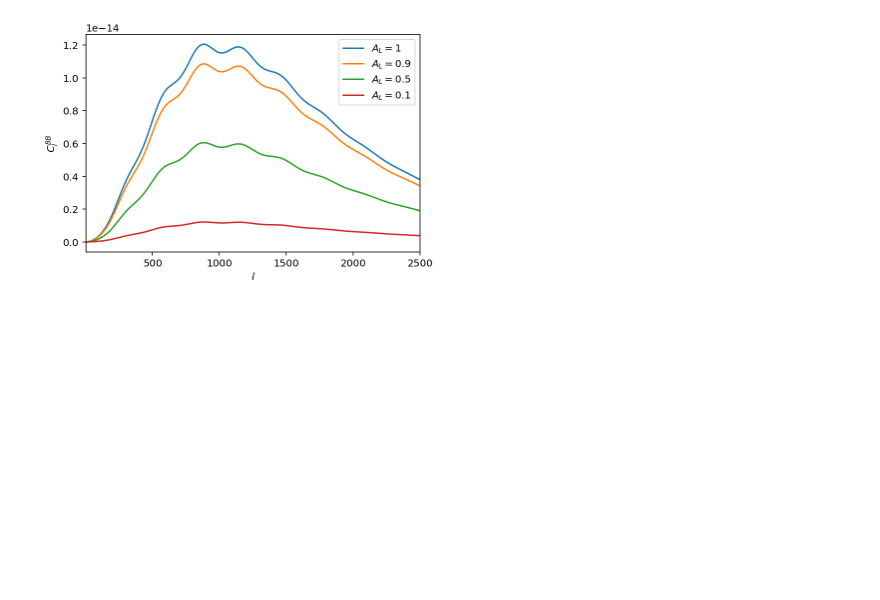
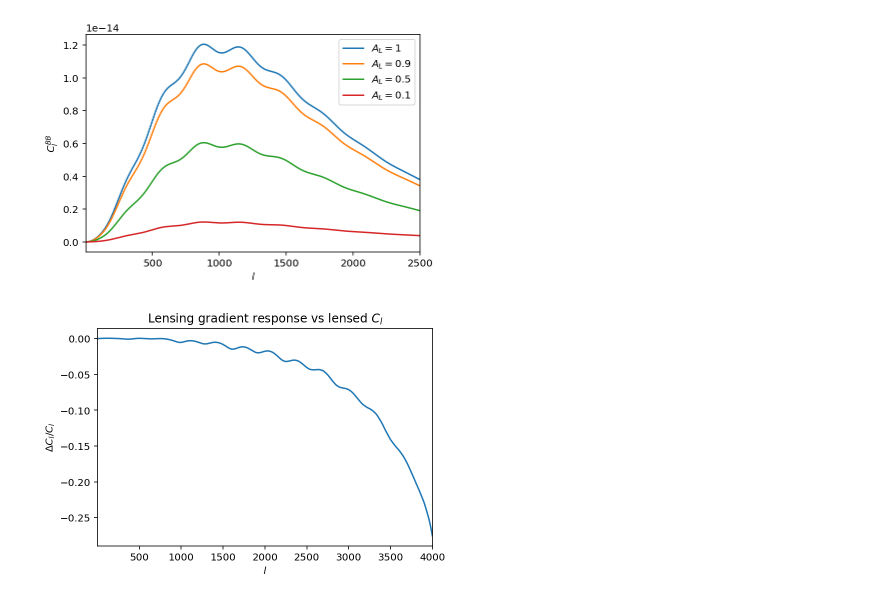
Before and after one commit to cmbant/CAMB, a Jupyter notebook: docs/CAMBdemo.ipynb, the cells around one changed output. Drawn from its saved outputs; the diff is of its cells as text; code cells hidden in the pictures; blank space fills up the shorter version.

Commit message:
add get_lensed_gradiet_cls argumnet for optional custom lensing power spectrum

```diff
--- a/docs/CAMBdemo.ipynb
+++ b/docs/CAMBdemo.ipynb
@@ -1062,3 +1062,17 @@ plt.xlim([2,2500])
 plt.legend();
 # %% [output]
 [figure]
+# %%
+# For CMB lensing reconstruction, the non-perturbative response functions depend on the
+# `gradient' C_l, which can be calculated in the flat sky approximation using CAMB
+# On large scales similar to lensed CMB spectrum, but important difference esp for TT on small scales
+# see arXiv:1906.08760, 1101.2234
+c_lensed = results.get_lensed_scalar_cls()
+c_lens_response = results.get_lensed_gradient_cls()
+plt.plot(np.arange(2,4001), c_lens_response[2:4001,0]/c_lensed[2:4001,0]-1)
+plt.ylabel(r'$\Delta C_l/C_l$')
+plt.xlabel('$l$')
+plt.xlim(2,4000)
+plt.title(r'Lensing gradient response vs lensed $C_l$');
+# %% [output]
+[figure, added]
```
Also changed, not shown: parts of 1 cell of this notebook, 7 other files.
